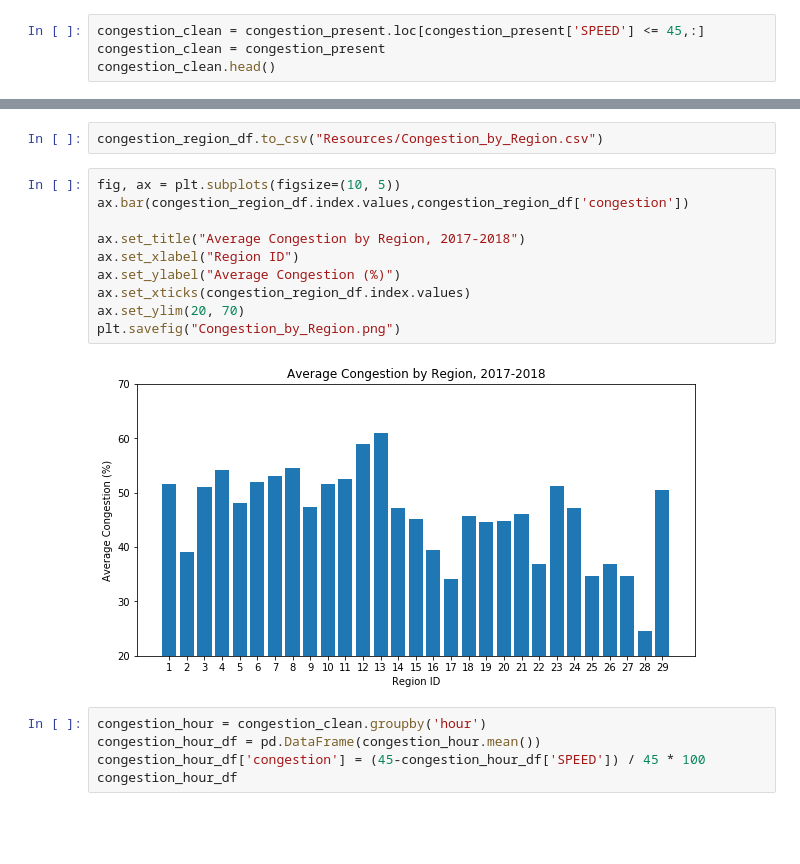
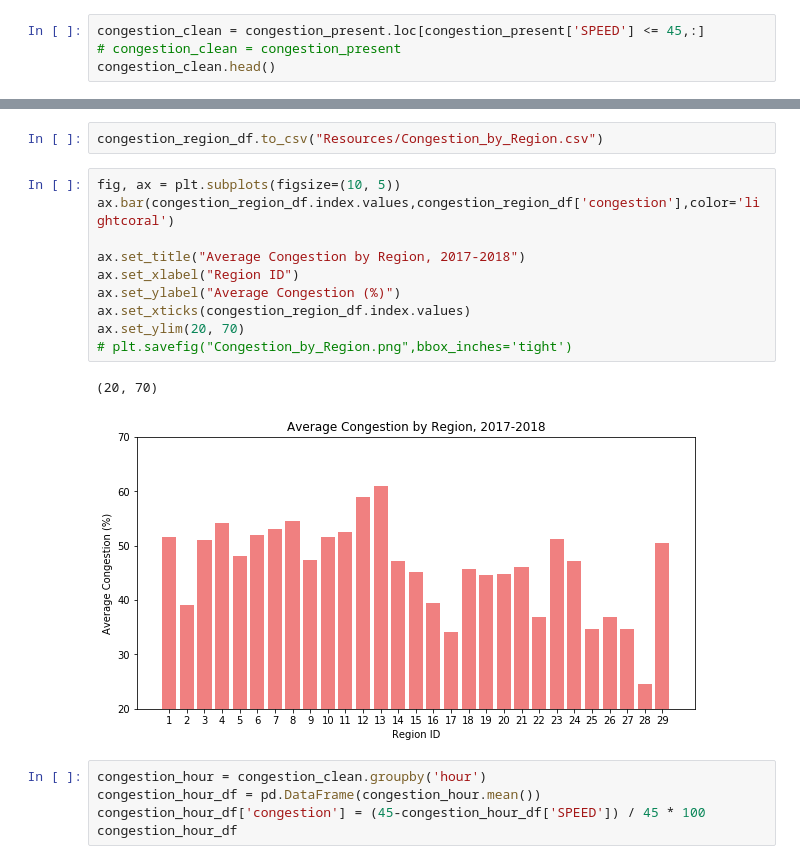
Before and after one commit to emharen/Project-One, a Jupyter notebook: Congestion.ipynb, the cells around one changed output, grey strips where cells are left out. Saved outputs shown, nothing was run; the diff lists cells and outputs as text; blank space fills up the shorter version.

Commit message:
Updated Congestion file with new format graph

```diff
--- a/Congestion.ipynb
+++ b/Congestion.ipynb
@@ -122,7 +128,7 @@ congestion_present.head()
 | 3100392 | 05/03/2018 12:01:31 PM | 28 | 7 | 101 | 39.55 | 2018 | 12 |
 # %%
 congestion_clean = congestion_present.loc[congestion_present['SPEED'] <= 45,:]
-congestion_clean = congestion_present
+# congestion_clean = congestion_present
 congestion_clean.head()
 # %% [output]
 |  | TIME | REGION_ID | BUS COUNT | NUMBER OF READS | SPEED | year | hour |
@@ -159,16 +165,17 @@ congestion_region_df
 congestion_region_df.to_csv("Resources/Congestion_by_Region.csv")
 # %%
 fig, ax = plt.subplots(figsize=(10, 5))
-ax.bar(congestion_region_df.index.values,congestion_region_df['congestion'])
+ax.bar(congestion_region_df.index.values,congestion_region_df['congestion'],color='lightcoral')
 
 ax.set_title("Average Congestion by Region, 2017-2018")
 ax.set_xlabel("Region ID")
 ax.set_ylabel("Average Congestion (%)")
 ax.set_xticks(congestion_region_df.index.values)
 ax.set_ylim(20, 70)
-plt.savefig("Congestion_by_Region.png")
+# plt.savefig("Congestion_by_Region.png",bbox_inches='tight')
 # %% [output]
+(20, 70)
-[figure, old version]
+[figure, new version]
 # %%
 congestion_hour = congestion_clean.groupby('hour')
 congestion_hour_df = pd.DataFrame(congestion_hour.mean())
```
Also changed, not shown: parts of 14 cells of this notebook.
